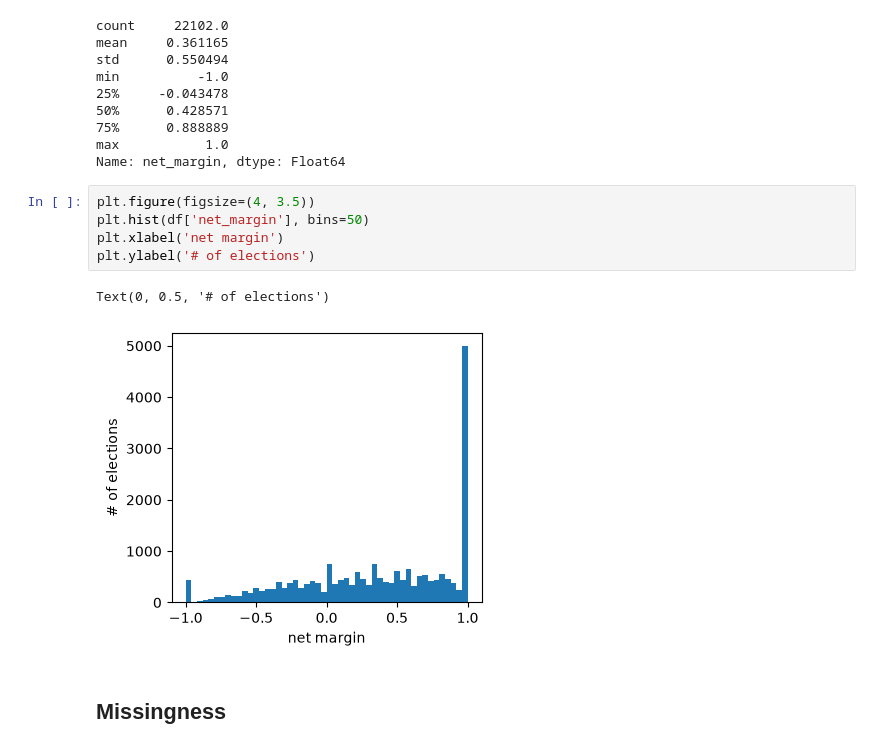
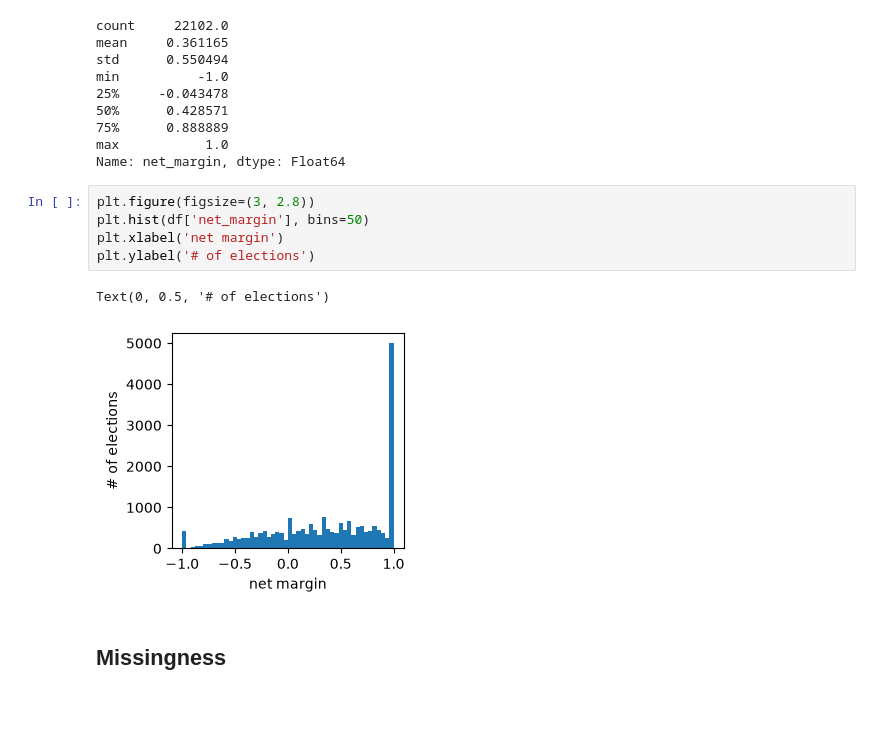
Before and after one commit to peishi/union-elections-modeling, a Jupyter notebook: modeling/eda.ipynb, the cells around one changed output. Cells and saved outputs as stored; diff of their text form; blank space fills up the shorter version.

```diff
--- a/modeling/eda.ipynb
+++ b/modeling/eda.ipynb
@@ -122,13 +141,13 @@ min          -1.0
 max           1.0
 Name: net_margin, dtype: Float64
 # %%
-plt.figure(figsize=(4, 3.5))
+plt.figure(figsize=(3, 2.8))
 plt.hist(df['net_margin'], bins=50)
 plt.xlabel('net margin')
 plt.ylabel('# of elections')
 # %% [output]
 Text(0, 0.5, '# of elections')
-[figure, old version]
+[figure, new version]
 # %% [markdown]
 ## Missingness
 # %%
```
Also changed, not shown: parts of 4 cells of this notebook, 6 other files.
